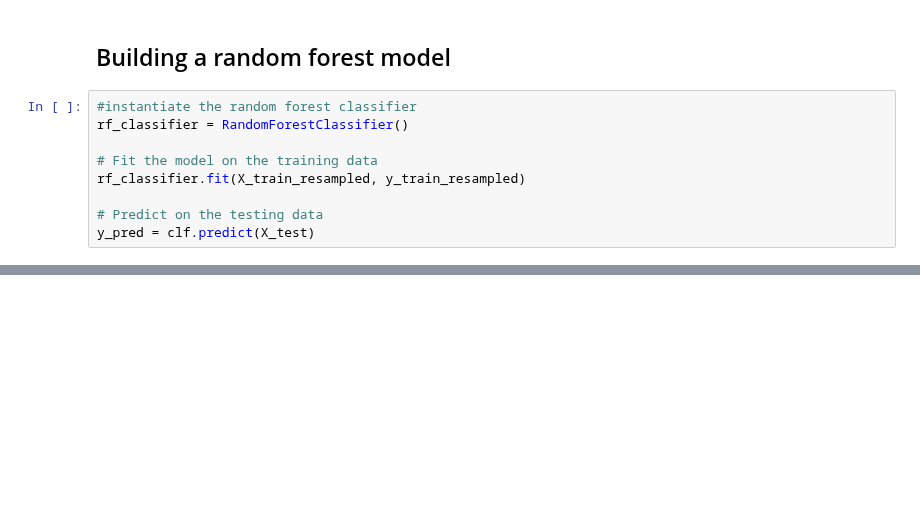
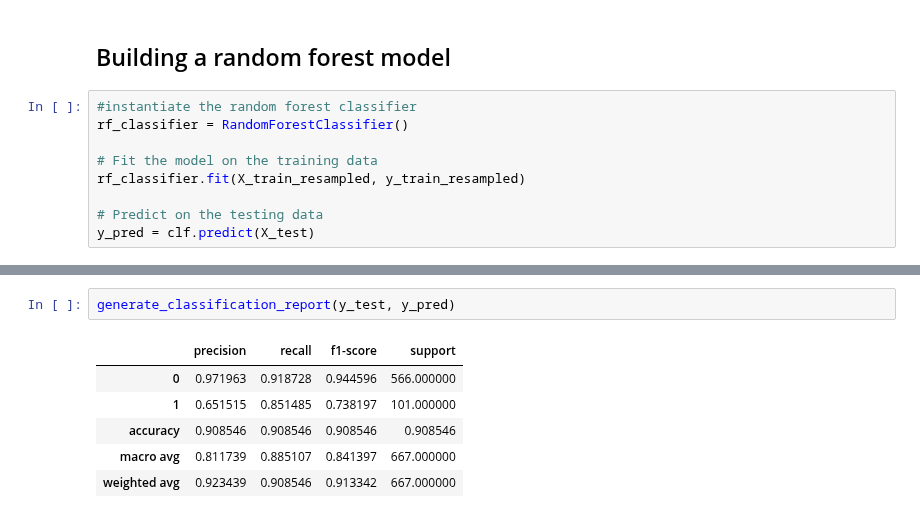
Before and after one commit to nelkemboi/dsc-phase-3-project-v2-3, a Jupyter notebook: customerchurn.ipynb, the cells around one changed output, grey strips where cells are left out. Drawn from its saved outputs; the diff is of its cells as text; blank space fills up the shorter version.

```diff
--- a/customerchurn.ipynb
+++ b/customerchurn.ipynb
@@ -583,0 +597,9 @@ y_pred = clf.predict(X_test)
+# %%
+generate_classification_report(y_test, y_pred)
+# %% [output]
+|  | precision | recall | f1-score | support |
+| 0 | 0.971963 | 0.918728 | 0.944596 | 566.000000 |
+| 1 | 0.651515 | 0.851485 | 0.738197 | 101.000000 |
+| accuracy | 0.908546 | 0.908546 | 0.908546 | 0.908546 |
+| macro avg | 0.811739 | 0.885107 | 0.841397 | 667.000000 |
+| weighted avg | 0.923439 | 0.908546 | 0.913342 | 667.000000 |
```
Also changed, not shown: parts of 5 cells of this notebook.
